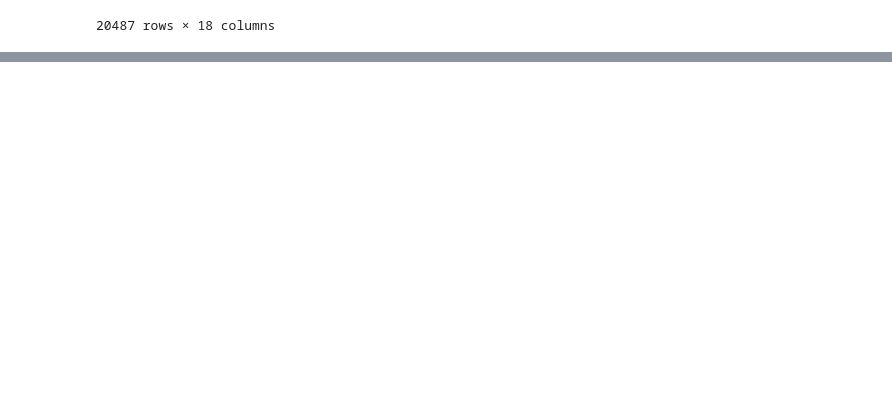
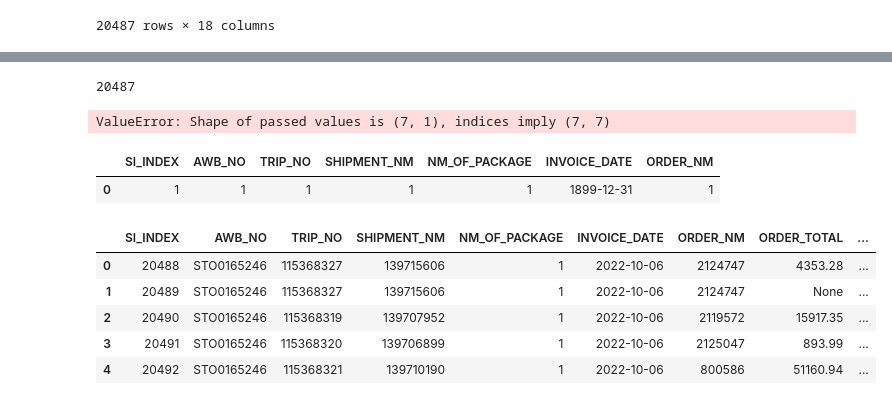
Before and after one commit to Themath93/warehouse-management-system, a Jupyter notebook: jp/new_data_input_to_table.ipynb, the cells around one changed output, grey strips where cells are left out. Saved outputs shown, nothing was run; the diff lists cells and outputs as text; code cells hidden in the pictures; blank space fills up the shorter version.

Commit message:
230207 create method insert_data to db ws_si

```diff
--- a/jp/new_data_input_to_table.ipynb
+++ b/jp/new_data_input_to_table.ipynb
@@ -104,0 +106,2 @@ sel_sht.range("A9").value = df_si
+# %%
+cur = cursor
@@ -104,0 +170,17 @@ sel_sht.range("A9").value = df_si
+# %%
+sel_sth = wb_cy.selection.sheet
+input_comfirm = wb_cy.app.alert("'AWB'컬럼은 빈칸이 없어야 정상작동 합니다. 입력한 DATA를 Confirm하시겠습니까?","Input Confirm")
+if input_comfirm == True: # data input 시작
+    # 입력한 값이 있는지는 확인해봐야함
+    last_row = sel_sth.range("B1048576").end('up').row
+    last_col = sel_sth.range("XFD9").end("left").column
+    if last_row > 9: # 10번 행에 값이 있다는 뜻.. data_input실행가능
+        col_names = sel_sth.range((9,1),(9,last_col)).value
+        xl_content = sel_sth.range((10,1),(last_row,last_col)).value
+        df_input = pd.DataFrame(xl_content,columns=col_names)
+
+
+else : #False #취소이므로 매서드 중단
+    wb_cy.app.alert("DATA Input을 중단합니다.","Input Confirm")
+# %% [output]
+20487
@@ -104,0 +189,61 @@ sel_sht.range("A9").value = df_si
+# %%
+last_row = sel_sth.range("B1048576").end('up').row
+last_col = sel_sth.range("XFD9").end("left").column
+col_names_1 = sel_sth.range((9,1),(9,7)).options(numbers=int,dates=dt.date).value
+content_1 = sel_sth.range((10,1),(last_row,7)).options(numbers=int,dates=dt.date).value
+col_names_2 = sel_sth.range((9,8),(9,9)).options(numbers=int,dates=dt.date).value
+content_2 = sel_sth.range((10,8),(last_row,9)).options(numbers=int,dates=dt.date).value
+col_names_3 = sel_sth.range((9,10),(9,last_col)).options(numbers=int,dates=dt.date).value
+content_3 = sel_sth.range((10,10),(last_row,last_col)).options(numbers=int,dates=dt.date).value
+df_1 = pd.DataFrame(content_1,columns=col_names_1)
+df_2 = pd.DataFrame(content_2,columns=col_names_2)
+df_3 = pd.DataFrame(content_3,columns=col_names_3)
+df = pd.concat([df_1,df_2,df_3],axis=1)
+df = df.astype('string')
+df = df.astype({
+    'SI_INDEX':'int'
+})
+df = df.fillna('None')
+df['SI_INDEX'] = None
+df_len = len(df)
+df['SI_INDEX'] = [*range(last_idx_db+1,last_idx_db+df_len+1)]
+df
+# %% [output]
+ValueError: Shape of passed values is (7, 1), indices imply (7, 7)
+# %%
+df_1 = pd.DataFrame([content_1],columns=col_names_1)
+# %% [output]
+|  | SI_INDEX | AWB_NO | TRIP_NO | SHIPMENT_NM | NM_OF_PACKAGE | INVOICE_DATE | ORDER_NM |
+| 0 | 1 | 1 | 1 | 1 | 1 | 1899-12-31 | 1 |
+# %%
+def data_input():
+    last_idx_db = pd.DataFrame(cur.execute('select max(si_index) from shipment_information').fetchall())[0][0]
+    last_row = sel_sth.range("B1048576").end('up').row
+    last_col = sel_sth.range("XFD9").end("left").column
+    col_names = sel_sth.range((9,1),(9,last_col)).value
+    xl_content = sel_sth.range((10,1),(last_row,last_col)).value
+    col_names_1 = sel_sth.range((9,1),(9,7)).options(numbers=int).value
+    content_1 = sel_sth.range((10,1),(last_row,7)).options(numbers=int).value
+    col_names_2 = sel_sth.range((9,8),(9,9)).value
+    content_2 = sel_sth.range((10,8),(last_row,9)).value
+    col_names_3 = sel_sth.range((9,10),(9,last_col)).options(numbers=int,dates=dt.date).value
+    content_3 = sel_sth.range((10,10),(last_row,last_col)).options(numbers=int,dates=dt.date).value
+    df_1 = pd.DataFrame(content_1,columns=col_names_1)
+    df_2 = pd.DataFrame(content_2,columns=col_names_2)
+    df_3 = pd.DataFrame(content_3,columns=col_names_3)
+    df = pd.concat([df_1,df_2,df_3],axis=1)
+    df = df.astype('string')
+    df = df.astype({
+        'SI_INDEX':'int'
+    })
+    df = df.fillna('None')
+    df['SI_INDEX'] = None
+    df_len = len(df)
+    df['SI_INDEX'] = [*range(last_idx_db+1,last_idx_db+df_len+1)]
+# %% [output]
+|  | SI_INDEX | AWB_NO | TRIP_NO | SHIPMENT_NM | NM_OF_PACKAGE | INVOICE_DATE | ORDER_NM | ORDER_TOTAL | ... |
+| 0 | 20488 | STO0165246 | 115368327 | 139715606 | 1 | 2022-10-06 | 2124747 | 4353.28 | ... |
+| 1 | 20489 | STO0165246 | 115368327 | 139715606 | 1 | 2022-10-06 | 2124747 | None | ... |
+| 2 | 20490 | STO0165246 | 115368319 | 139707952 | 1 | 2022-10-06 | 2119572 | 15917.35 | ... |
+| 3 | 20491 | STO0165246 | 115368320 | 139706899 | 1 | 2022-10-06 | 2125047 | 893.99 | ... |
+| 4 | 20492 | STO0165246 | 115368321 | 139710190 | 1 | 2022-10-06 | 800586 | 51160.94 | ... |
```
Also changed, not shown: parts of 20 cells of this notebook, 3 other files.
